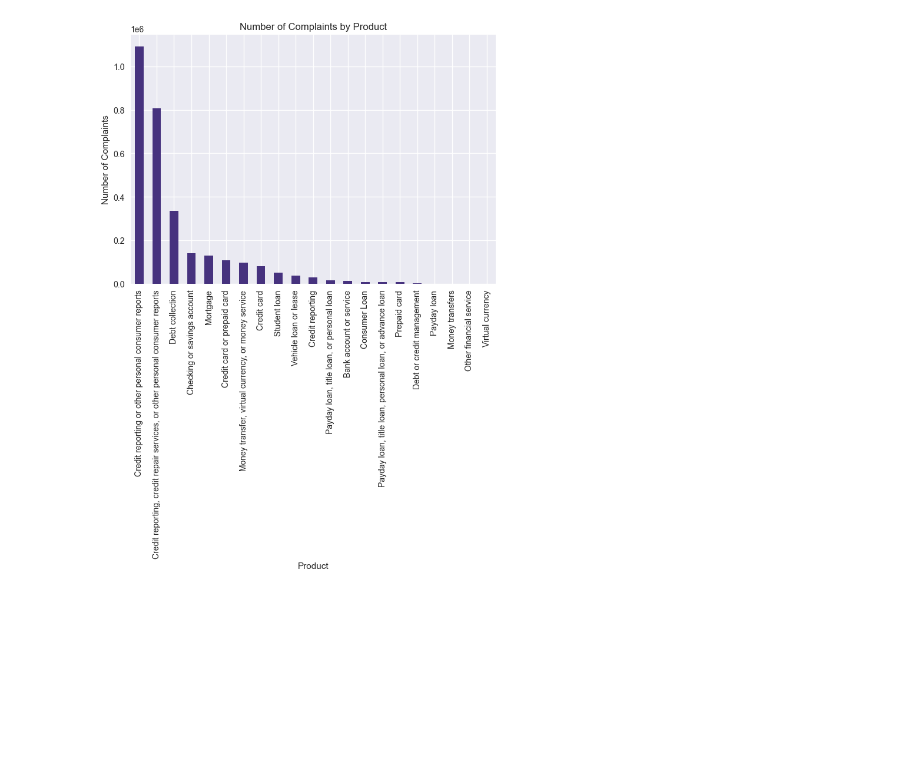
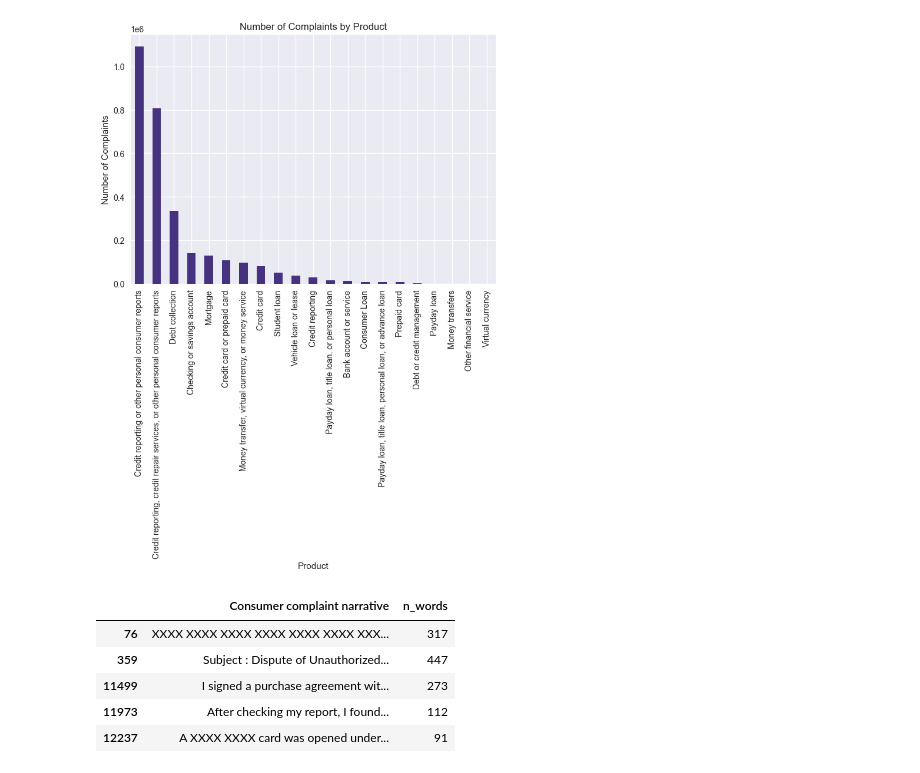
Before and after one commit to Habtu32/rag-complaint-chatbot, a Jupyter notebook: notebooks/eda_preprocessing.ipynb, the cells around one changed output. Saved outputs shown, nothing was run; the diff lists cells and outputs as text; code cells hidden in the pictures; blank space fills up the shorter version.

```diff
--- a/notebooks/eda_preprocessing.ipynb
+++ b/notebooks/eda_preprocessing.ipynb
@@ -95,3 +95,15 @@ plt.ylabel("Number of Complaints")
 plt.show()
 # %% [output]
 [figure]
+# %%
+# Analyze Narrative Length
+# Create a Word Count Column called n_words
+df_with_text["n_words"] = df_with_text["Consumer complaint narrative"].str.split().str.len()
+df_with_text[["Consumer complaint narrative", "n_words"]].head()
+# %% [output]
+|  | Consumer complaint narrative | n_words |
+| 76 | XXXX XXXX XXXX XXXX XXXX XXXX XXX... | 317 |
+| 359 | Subject : Dispute of Unauthorized... | 447 |
+| 11499 | I signed a purchase agreement wit... | 273 |
+| 11973 | After checking my report, I found... | 112 |
+| 12237 | A XXXX XXXX card was opened under... | 91 |
```
Also changed, not shown: parts of 3 cells of this notebook.
